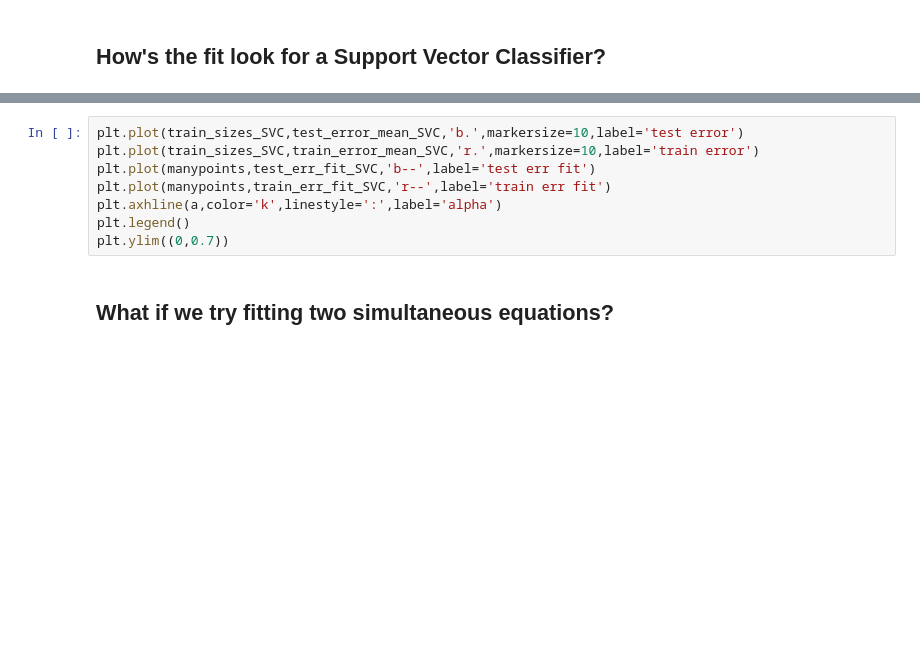
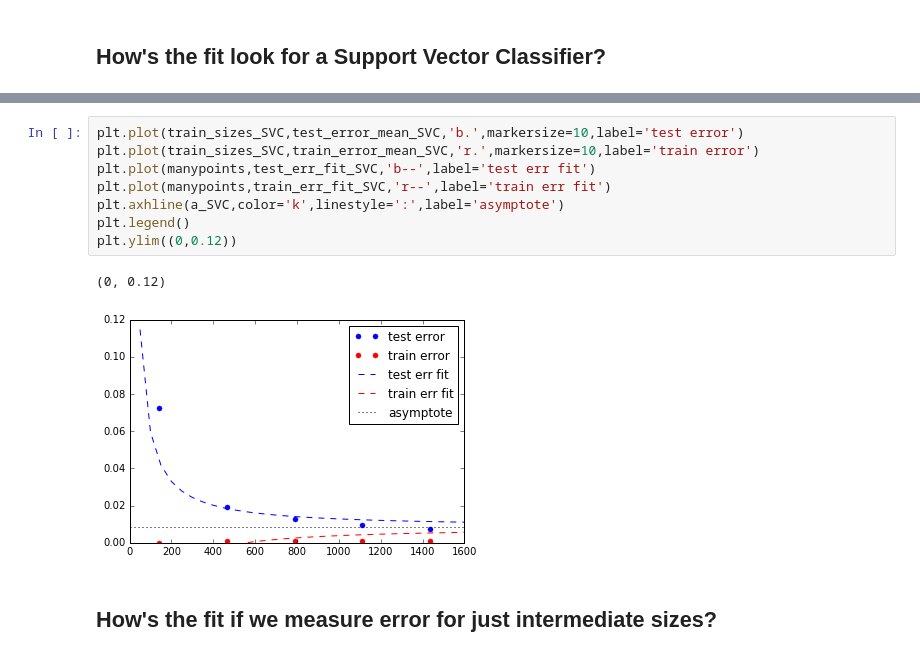
Before and after one commit to NickleDave/learning-curves, a Jupyter notebook: Fit Your Learning Curves for Fun and Profit.ipynb, the cells around one changed output, grey strips where cells are left out. Drawn from its saved outputs; the diff is of its cells as text; blank space fills up the shorter version.

```diff
--- a/Fit Your Learning Curves for Fun and Profit.ipynb
+++ b/Fit Your Learning Curves for Fun and Profit.ipynb
@@ -142,10 +145,13 @@ train_err_fit_SVC = powerfunc(manypoints,a_SVC,-b_SVC,alpha_SVC) # note negative
 # %%
 plt.plot(train_sizes_SVC,test_error_mean_SVC,'b.',markersize=10,label='test error')
 plt.plot(train_sizes_SVC,train_error_mean_SVC,'r.',markersize=10,label='train error')
 plt.plot(manypoints,test_err_fit_SVC,'b--',label='test err fit')
 plt.plot(manypoints,train_err_fit_SVC,'r--',label='train err fit')
-plt.axhline(a,color='k',linestyle=':',label='alpha')
+plt.axhline(a_SVC,color='k',linestyle=':',label='asymptote')
 plt.legend()
-plt.ylim((0,0.7))
+plt.ylim((0,0.12))
+# %% [output]
+(0, 0.12)
+[figure, added]
-# %% [markdown]
-## What if we try fitting two simultaneous equations?
+# %% [markdown]
+## How's the fit if we measure error for just intermediate sizes?
```
Also changed, not shown: parts of 16 cells of this notebook.
